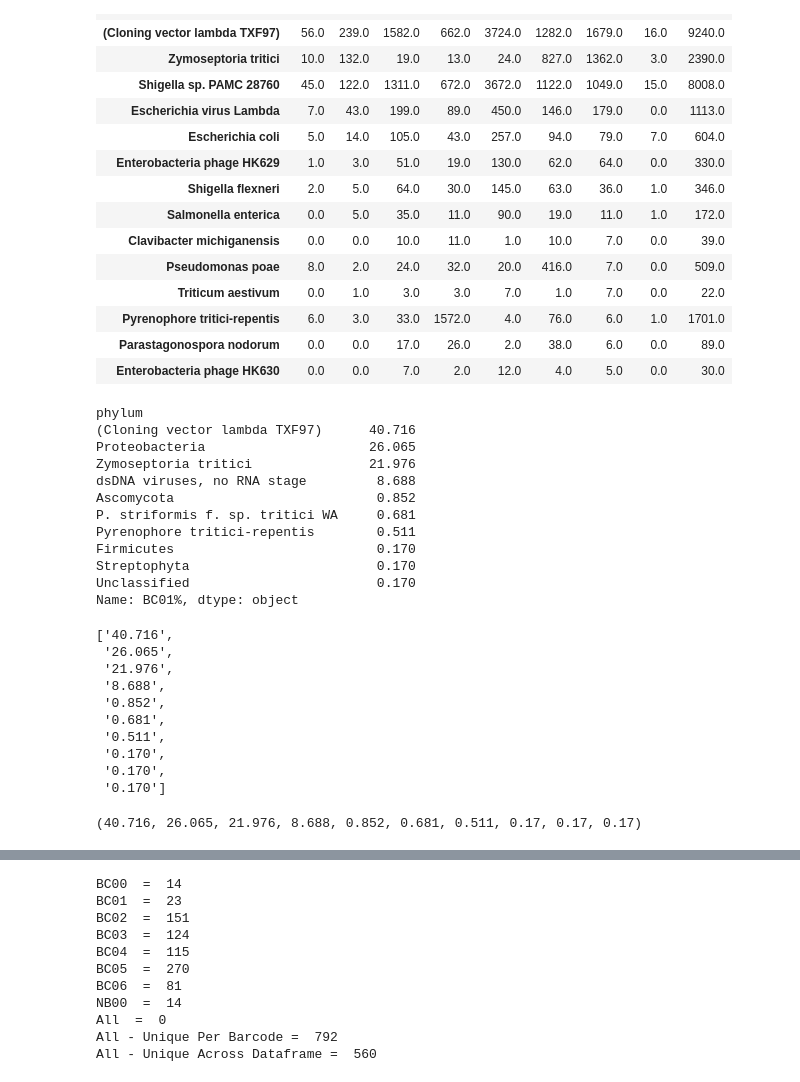
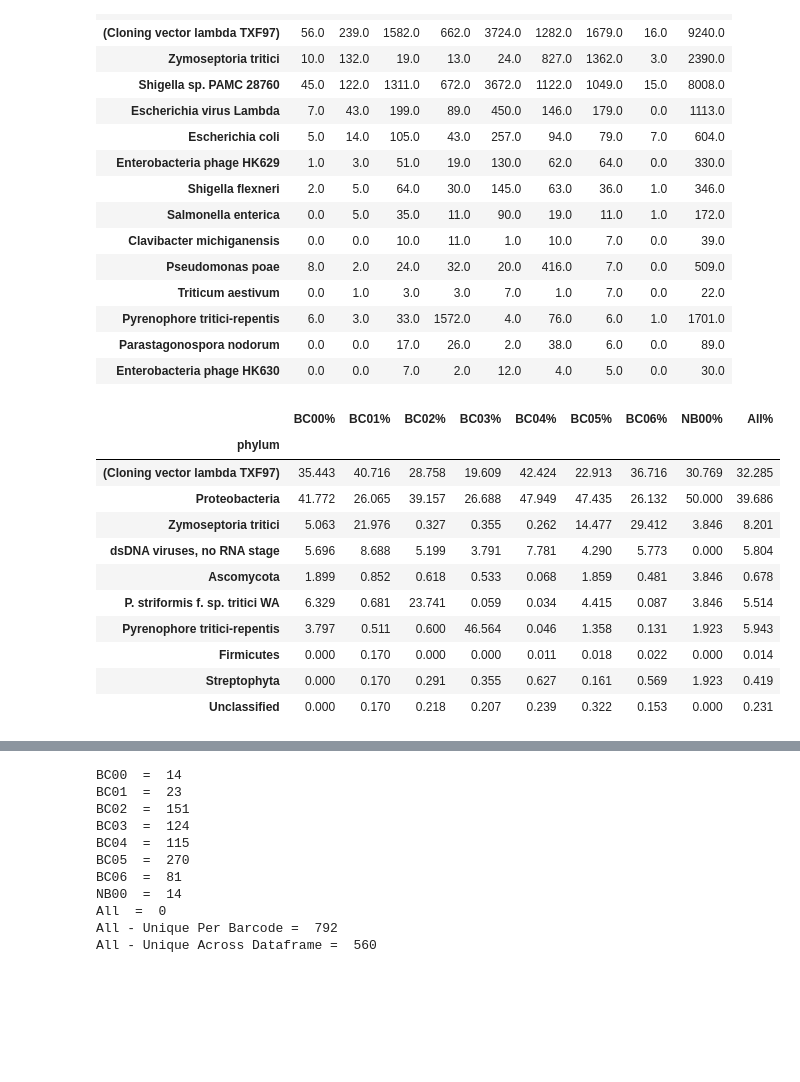
Before and after one commit to BenjaminSchwessinger/Gamran, a Jupyter notebook: MinIon_analysis_05012017_Wagga_initial-taxonomy.ipynb, the cells around one changed output, grey strips where cells are left out. Saved outputs shown, nothing was run; the diff lists cells and outputs as text; code cells hidden in the pictures; blank space fills up the shorter version.

```diff
--- a/MinIon_analysis_05012017_Wagga_initial-taxonomy.ipynb
+++ b/MinIon_analysis_05012017_Wagga_initial-taxonomy.ipynb
@@ -342,34 +338,20 @@ def generate_all_hits_pc_table(rank, bcs, dropwheat=False):
     blast_and_NCBI_hits_sum2 = blast_and_NCBI_hits_sum.sort_values(str(bcs) + '%', axis=0, ascending=False)
     return blast_and_NCBI_hits_sum2.applymap(lambda x: '%.3f' % x).head(n=10)
 # %%
-generate_all_hits_pc_table('phylum', 'BC01', dropwheat=True)['BC01%']
+generate_all_hits_pc_table('phylum', 'BC01', dropwheat=True)
 # %% [output]
-phylum
-(Cloning vector lambda TXF97)      40.716
-Proteobacteria                     26.065
-Zymoseptoria tritici               21.976
-dsDNA viruses, no RNA stage         8.688
-Ascomycota                          0.852
-P. striformis f. sp. tritici WA     0.681
-Pyrenophore tritici-repentis        0.511
-Firmicutes                          0.170
-Streptophyta                        0.170
-Unclassified                        0.170
-Name: BC01%, dtype: object
+|  | BC00% | BC01% | BC02% | BC03% | BC04% | BC05% | BC06% | NB00% | All% |
+| phylum |  |  |  |  |  |  |  |  |  |
+| (Cloning vector lambda TXF97) | 35.443 | 40.716 | 28.758 | 19.609 | 42.424 | 22.913 | 36.716 | 30.769 | 32.285 |
+| Proteobacteria | 41.772 | 26.065 | 39.157 | 26.688 | 47.949 | 47.435 | 26.132 | 50.000 | 39.686 |
+| Zymoseptoria tritici | 5.063 | 21.976 | 0.327 | 0.355 | 0.262 | 14.477 | 29.412 | 3.846 | 8.201 |
+| dsDNA viruses, no RNA stage | 5.696 | 8.688 | 5.199 | 3.791 | 7.781 | 4.290 | 5.773 | 0.000 | 5.804 |
+| Ascomycota | 1.899 | 0.852 | 0.618 | 0.533 | 0.068 | 1.859 | 0.481 | 3.846 | 0.678 |
+| P. striformis f. sp. tritici WA | 6.329 | 0.681 | 23.741 | 0.059 | 0.034 | 4.415 | 0.087 | 3.846 | 5.514 |
+| Pyrenophore tritici-repentis | 3.797 | 0.511 | 0.600 | 46.564 | 0.046 | 1.358 | 0.131 | 1.923 | 5.943 |
+| Firmicutes | 0.000 | 0.170 | 0.000 | 0.000 | 0.011 | 0.018 | 0.022 | 0.000 | 0.014 |
+| Streptophyta | 0.000 | 0.170 | 0.291 | 0.355 | 0.627 | 0.161 | 0.569 | 1.923 | 0.419 |
+| Unclassified | 0.000 | 0.170 | 0.218 | 0.207 | 0.239 | 0.322 | 0.153 | 0.000 | 0.231 |
-# %%
-list(generate_all_hits_pc_table('phylum', 'BC01', dropwheat=True)['BC01%'])
-# %% [output]
-['40.716',
- '26.065',
- '21.976',
- '8.688',
- '0.852',
- '0.681',
- '0.511',
- '0.170',
- '0.170',
- '0.170']
 # %%
-tuple([float(i) for i in generate_all_hits_pc_table('phylum', 'BC01', dropwheat=True)['BC01%']])
+#list(generate_all_hits_pc_table('phylum', 'BC01', dropwheat=True)['BC01%'])
+#tuple([float(i) for i in generate_all_hits_pc_table('phylum', 'BC01', dropwheat=True)['BC01%']])
-# %% [output]
-(40.716, 26.065, 21.976, 8.688, 0.852, 0.681, 0.511, 0.17, 0.17, 0.17)
```
Also changed, not shown: parts of 9 cells of this notebook.
